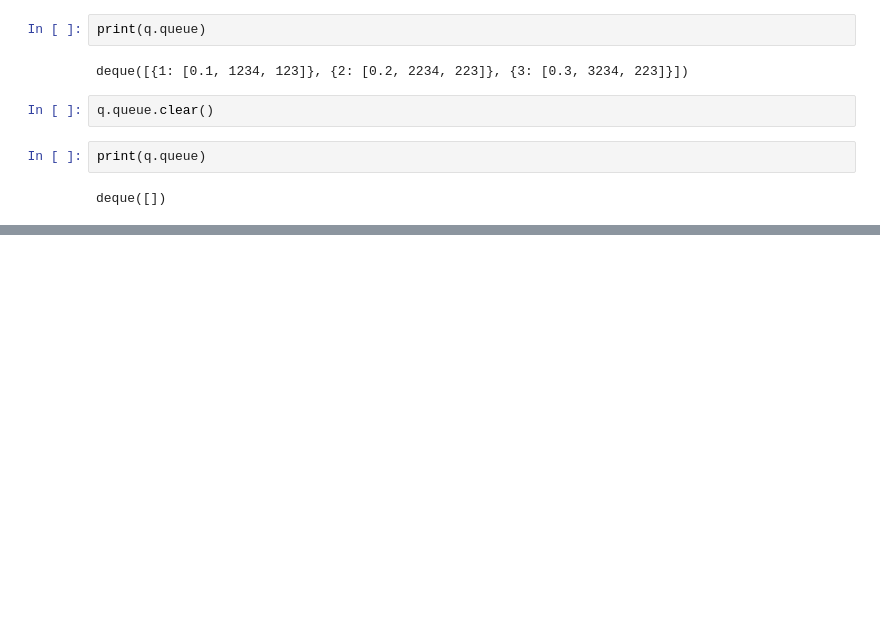
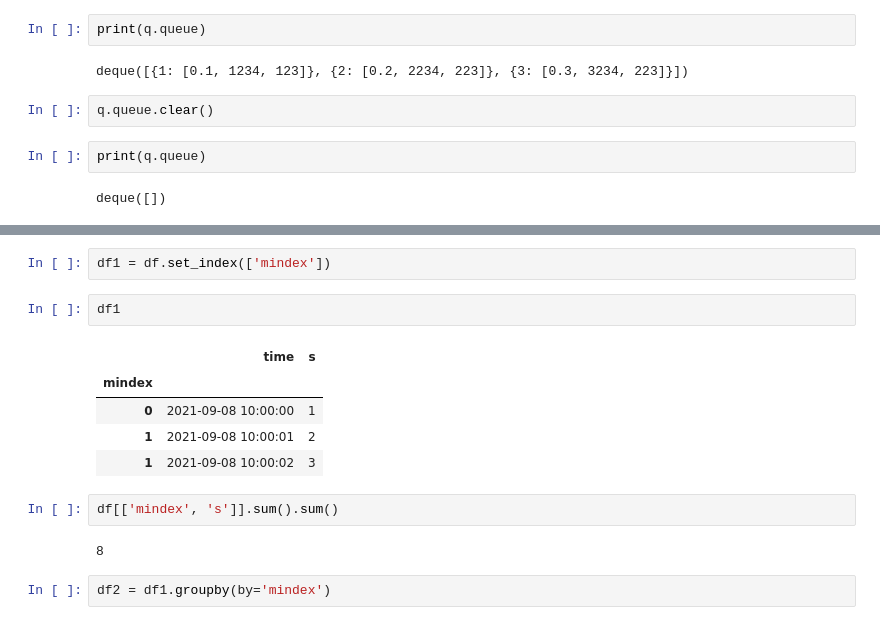
Before and after one commit to paperg/LID-DS-RAW, a Jupyter notebook: tools/analyze/learn.ipynb, the cells around one changed output, grey strips where cells are left out. Cells and saved outputs as stored; diff of their text form; blank space fills up the shorter version.

```diff
--- a/tools/analyze/learn.ipynb
+++ b/tools/analyze/learn.ipynb
@@ -317,0 +358,16 @@ deque([])
+# %%
+df1 = df.set_index(['mindex'])
+# %%
+df1
+# %% [output]
+|  | time | s |
+| mindex |  |  |
+| 0 | 2021-09-08 10:00:00 | 1 |
+| 1 | 2021-09-08 10:00:01 | 2 |
+| 1 | 2021-09-08 10:00:02 | 3 |
+# %%
+df[['mindex', 's']].sum().sum()
+# %% [output]
+8
+# %%
+df2 = df1.groupby(by='mindex')
```
Also changed, not shown: parts of 16 cells of this notebook, 26 other files.
